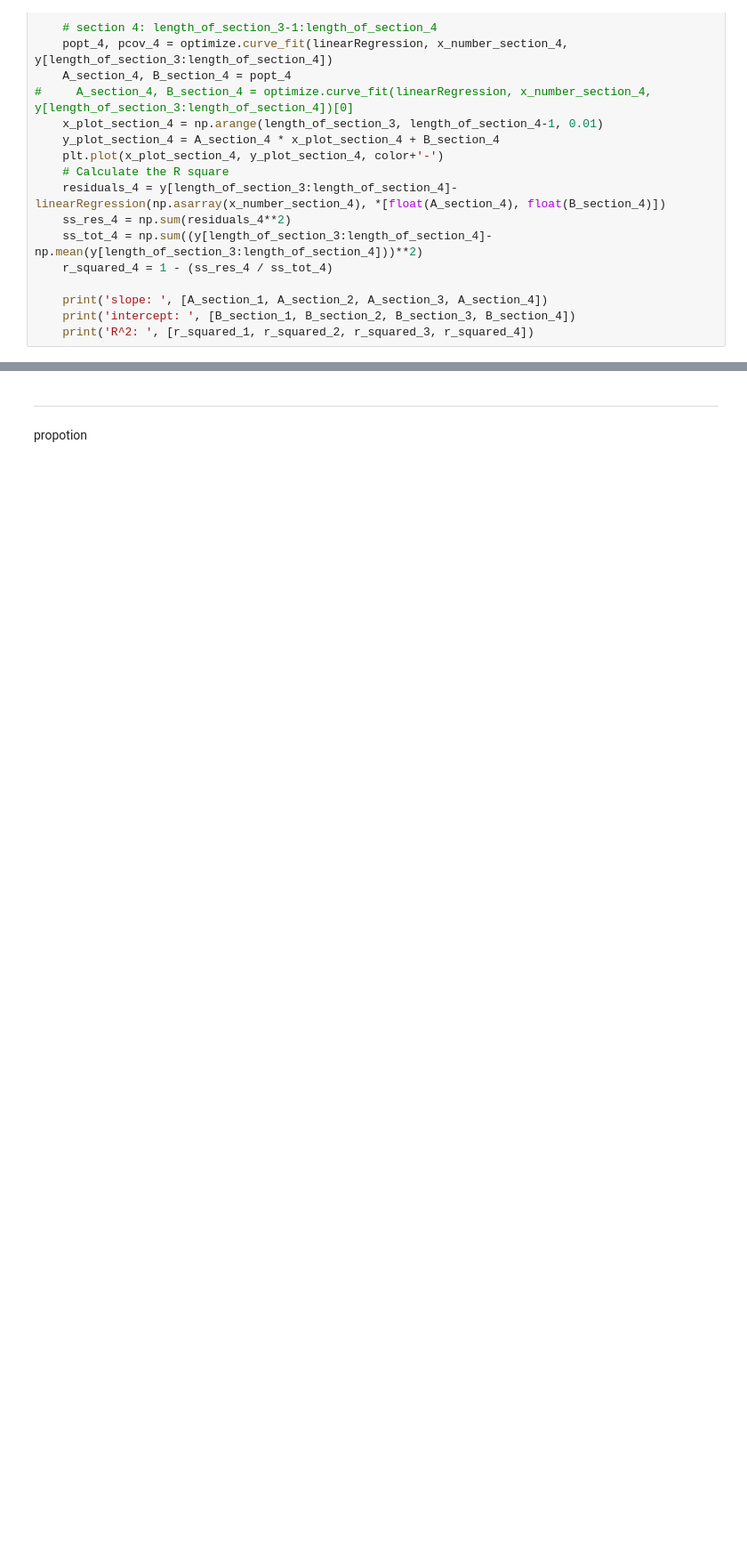
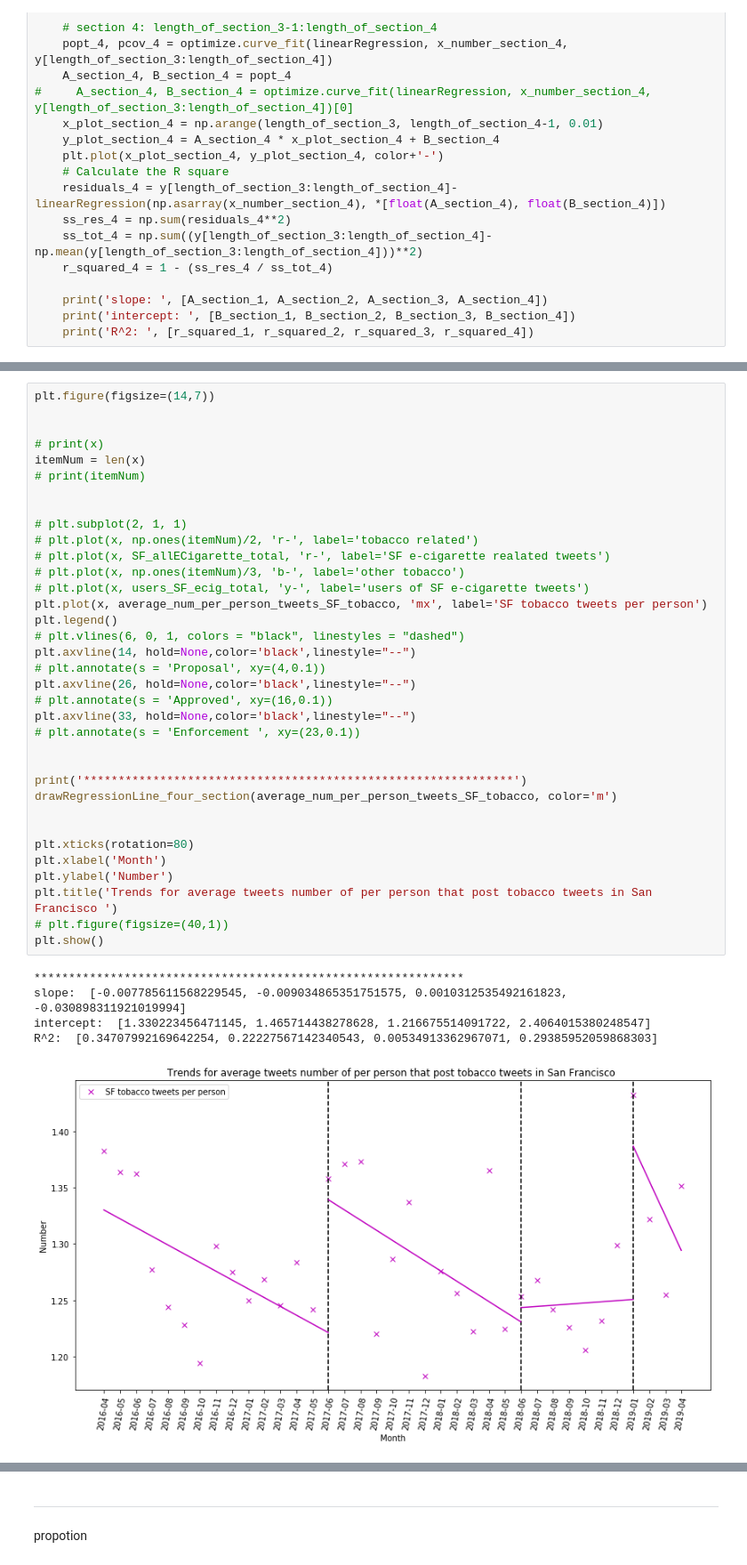
Before and after one commit to meettyj/Tobacco-on-Twitter, a Jupyter notebook: juliana/figures/figure_SF_regression_3years.ipynb, the cells around one changed output, grey strips where cells are left out. Shown at 89% size. Saved outputs shown, nothing was run; the diff lists cells and outputs as text; blank space fills up the shorter version.

```diff
--- a/juliana/figures/figure_SF_regression_3years.ipynb
+++ b/juliana/figures/figure_SF_regression_3years.ipynb
@@ -285,0 +392,41 @@ def drawRegressionLine_four_section(y, color):
+# %%
+plt.figure(figsize=(14,7))
+
+
+# print(x)
+itemNum = len(x)
+# print(itemNum)
+
+
+# plt.subplot(2, 1, 1)
+# plt.plot(x, np.ones(itemNum)/2, 'r-', label='tobacco related')
+# plt.plot(x, SF_allECigarette_total, 'r-', label='SF e-cigarette realated tweets')
+# plt.plot(x, np.ones(itemNum)/3, 'b-', label='other tobacco')
+# plt.plot(x, users_SF_ecig_total, 'y-', label='users of SF e-cigarette tweets')
+plt.plot(x, average_num_per_person_tweets_SF_tobacco, 'mx', label='SF tobacco tweets per person')
+plt.legend()
+# plt.vlines(6, 0, 1, colors = "black", linestyles = "dashed")
+plt.axvline(14, hold=None,color='black',linestyle="--")
+# plt.annotate(s = 'Proposal', xy=(4,0.1))
+plt.axvline(26, hold=None,color='black',linestyle="--")
+# plt.annotate(s = 'Approved', xy=(16,0.1))
+plt.axvline(33, hold=None,color='black',linestyle="--")
+# plt.annotate(s = 'Enforcement ', xy=(23,0.1))
+
+
+print('**************************************************************')
+drawRegressionLine_four_section(average_num_per_person_tweets_SF_tobacco, color='m')
+
+
+plt.xticks(rotation=80)
+plt.xlabel('Month')
+plt.ylabel('Number')
+plt.title('Trends for average tweets number of per person that post tobacco tweets in San Francisco ')
+# plt.figure(figsize=(40,1))
+plt.show()
+# %% [output]
+**************************************************************
+slope:  [-0.007785611568229545, -0.009034865351751575, 0.0010312535492161823, -0.030898311921019994]
+intercept:  [1.330223456471145, 1.465714438278628, 1.216675514091722, 2.4064015380248547]
+R^2:  [0.34707992169642254, 0.22227567142340543, 0.00534913362967071, 0.29385952059868303]
+[figure, added]
```
Also changed, not shown: parts of 9 cells of this notebook, 11 other files.
